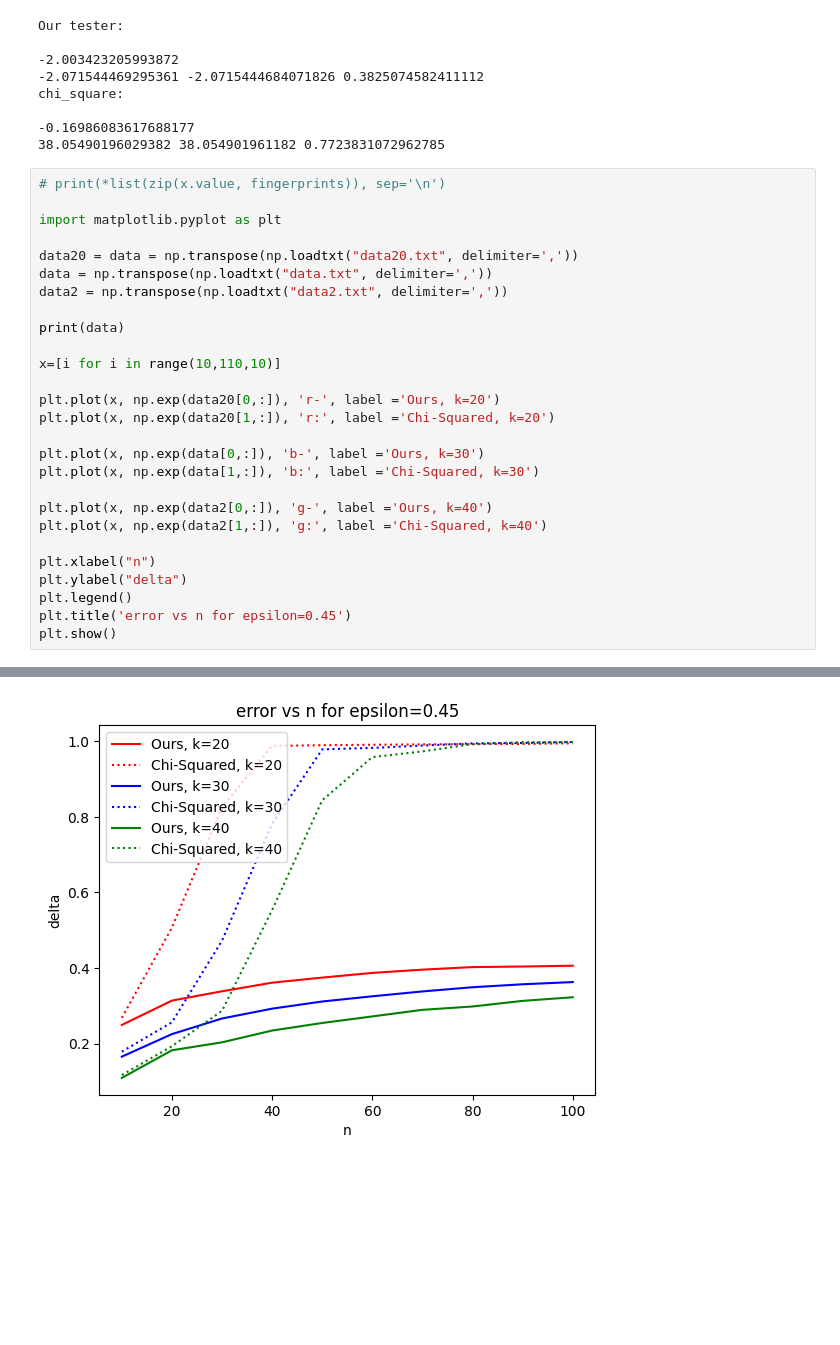
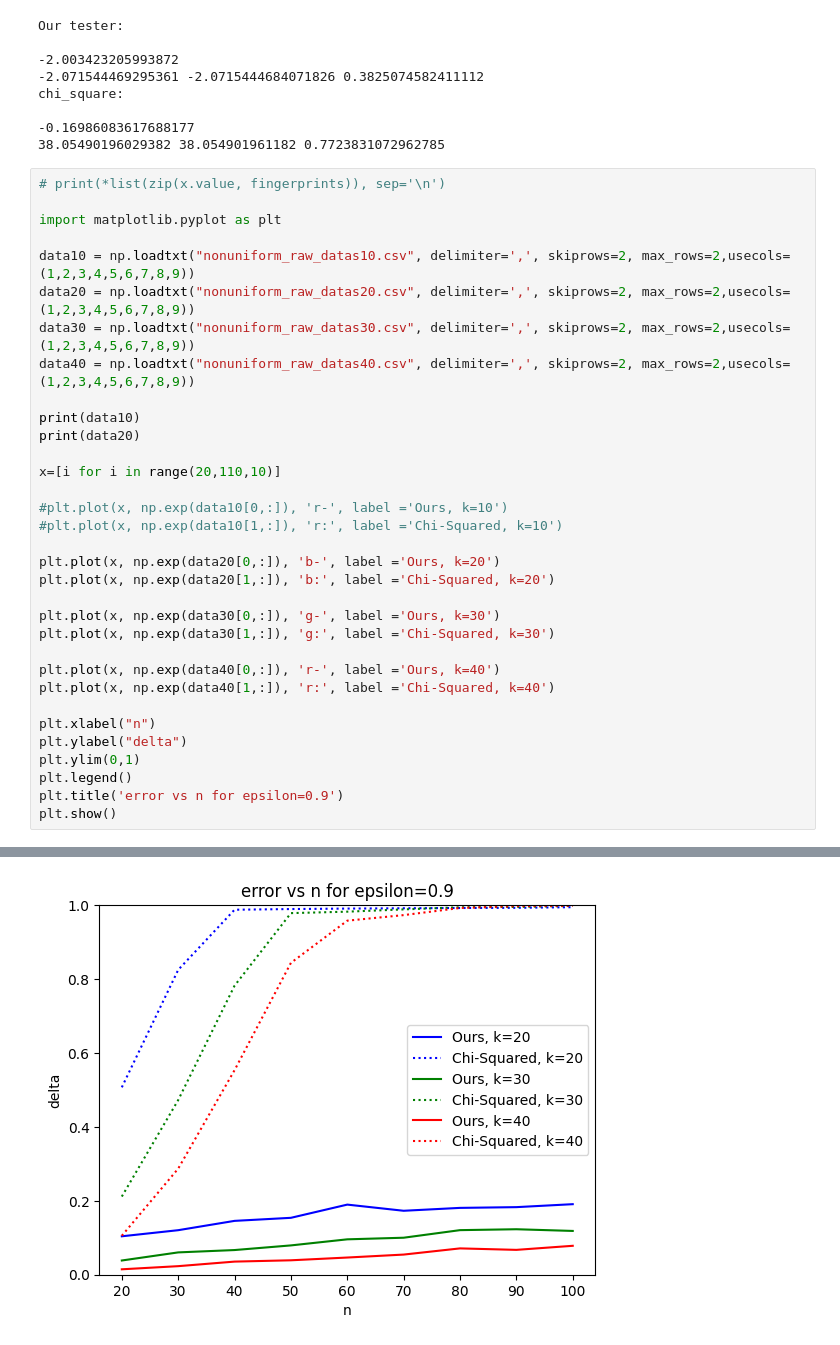
Before and after one commit to waltmck/nonuniformtesting, a Jupyter notebook: notebook.ipynb, the cells around one changed output, grey strips where cells are left out. Drawn from its saved outputs; the diff is of its cells as text; blank space fills up the shorter version.

```diff
--- a/notebook.ipynb
+++ b/notebook.ipynb
@@ -488,26 +488,32 @@ chi_square:
 
 import matplotlib.pyplot as plt
 
-data20 = data = np.transpose(np.loadtxt("data20.txt", delimiter=','))
-data = np.transpose(np.loadtxt("data.txt", delimiter=','))
-data2 = np.transpose(np.loadtxt("data2.txt", delimiter=','))
+data10 = np.loadtxt("nonuniform_raw_datas10.csv", delimiter=',', skiprows=2, max_rows=2,usecols=(1,2,3,4,5,6,7,8,9))
+data20 = np.loadtxt("nonuniform_raw_datas20.csv", delimiter=',', skiprows=2, max_rows=2,usecols=(1,2,3,4,5,6,7,8,9))
+data30 = np.loadtxt("nonuniform_raw_datas30.csv", delimiter=',', skiprows=2, max_rows=2,usecols=(1,2,3,4,5,6,7,8,9))
+data40 = np.loadtxt("nonuniform_raw_datas40.csv", delimiter=',', skiprows=2, max_rows=2,usecols=(1,2,3,4,5,6,7,8,9))
 
-print(data)
+print(data10)
+print(data20)
 
-x=[i for i in range(10,110,10)]
+x=[i for i in range(20,110,10)]
 
-plt.plot(x, np.exp(data20[0,:]), 'r-', label ='Ours, k=20')
-plt.plot(x, np.exp(data20[1,:]), 'r:', label ='Chi-Squared, k=20')
+#plt.plot(x, np.exp(data10[0,:]), 'r-', label ='Ours, k=10')
+#plt.plot(x, np.exp(data10[1,:]), 'r:', label ='Chi-Squared, k=10')
 
-plt.plot(x, np.exp(data[0,:]), 'b-', label ='Ours, k=30')
-plt.plot(x, np.exp(data[1,:]), 'b:', label ='Chi-Squared, k=30')
+plt.plot(x, np.exp(data20[0,:]), 'b-', label ='Ours, k=20')
+plt.plot(x, np.exp(data20[1,:]), 'b:', label ='Chi-Squared, k=20')
 
-plt.plot(x, np.exp(data2[0,:]), 'g-', label ='Ours, k=40')
-plt.plot(x, np.exp(data2[1,:]), 'g:', label ='Chi-Squared, k=40')
+plt.plot(x, np.exp(data30[0,:]), 'g-', label ='Ours, k=30')
+plt.plot(x, np.exp(data30[1,:]), 'g:', label ='Chi-Squared, k=30')
+
+plt.plot(x, np.exp(data40[0,:]), 'r-', label ='Ours, k=40')
+plt.plot(x, np.exp(data40[1,:]), 'r:', label ='Chi-Squared, k=40')
 
 plt.xlabel("n")
 plt.ylabel("delta")
+plt.ylim(0,1)
 plt.legend()
-plt.title('error vs n for epsilon=0.45')
+plt.title('error vs n for epsilon=0.9')
 plt.show()
 # %% [output]
@@ -518 +528 @@ plt.show()
-[figure, old version]
+[figure, new version]
```
Also changed, not shown: parts of 3 cells of this notebook, 8 other files.
